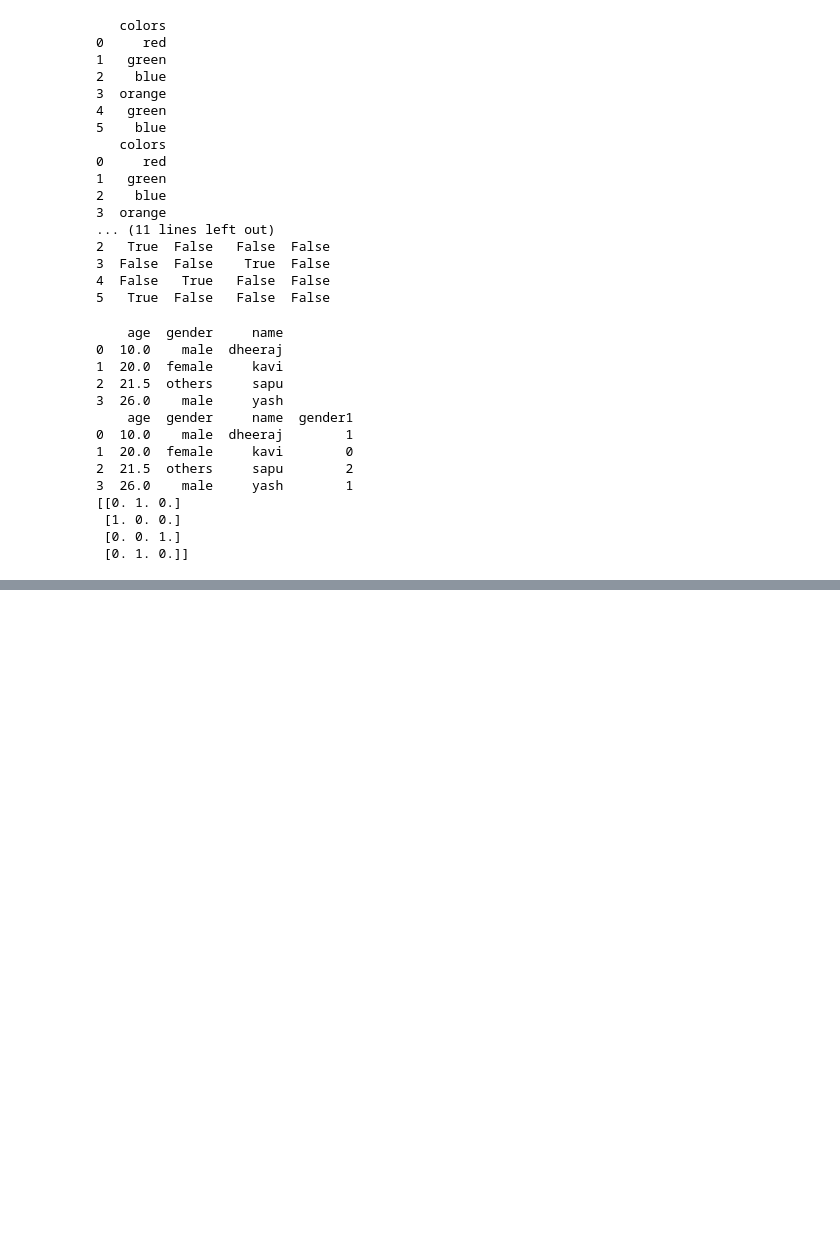
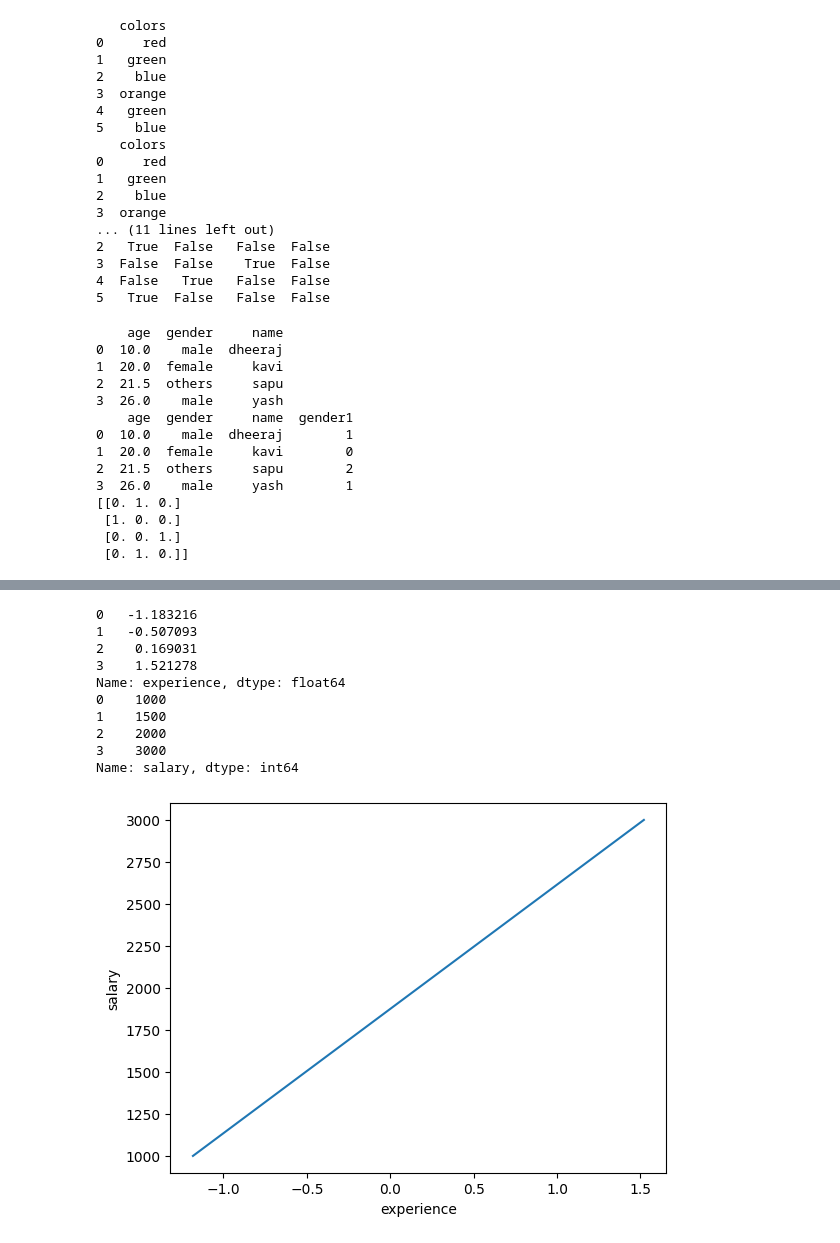
Before and after one commit to Vanshu2374/data-science-45-days, a Jupyter notebook: grass3.ipynb, the cells around one changed output, grey strips where cells are left out. Drawn from its saved outputs; the diff is of its cells as text; code cells hidden in the pictures; blank space fills up the shorter version.

```diff
--- a/grass3.ipynb
+++ b/grass3.ipynb
@@ -270,3 +270,23 @@ print(oe_e)
  [1. 0. 0.]
  [0. 0. 1.]
  [0. 1. 0.]]
+# %%
+# feature scaling
+import numpy as np
+import pandas as pd
+import matplotlib.pyplot as plt
+from sklearn.preprocessing import StandardScaler
+
+data = {
+      "experience":[300,600,900,1500],
+      "salary":[1000,1500,2000,3000]
+}
+
+# data frame
+df = pd.DataFrame(data)
+print(df)
+
+# standard scaler
+scaler = StandardScaler()
+df['experience'] = scaler.fit_transform(df[['experience']]) # 2d
+print(df)
@@ -272,0 +304,25 @@ print(oe_e)
+# %%
+# data split
+X = df['experience'] # captial X
+y = df['salary']
+
+print(X)
+print(y)
+
+# graph plot
+plt.plot(X,y)
+plt.xlabel('experience')
+plt.ylabel('salary')
+plt.show()
+# %% [output]
+0   -1.183216
+1   -0.507093
+2    0.169031
+3    1.521278
+Name: experience, dtype: float64
+0    1000
+1    1500
+2    2000
+3    3000
+Name: salary, dtype: int64
+[figure, added]
```
Also changed, not shown: parts of 4 cells of this notebook.
